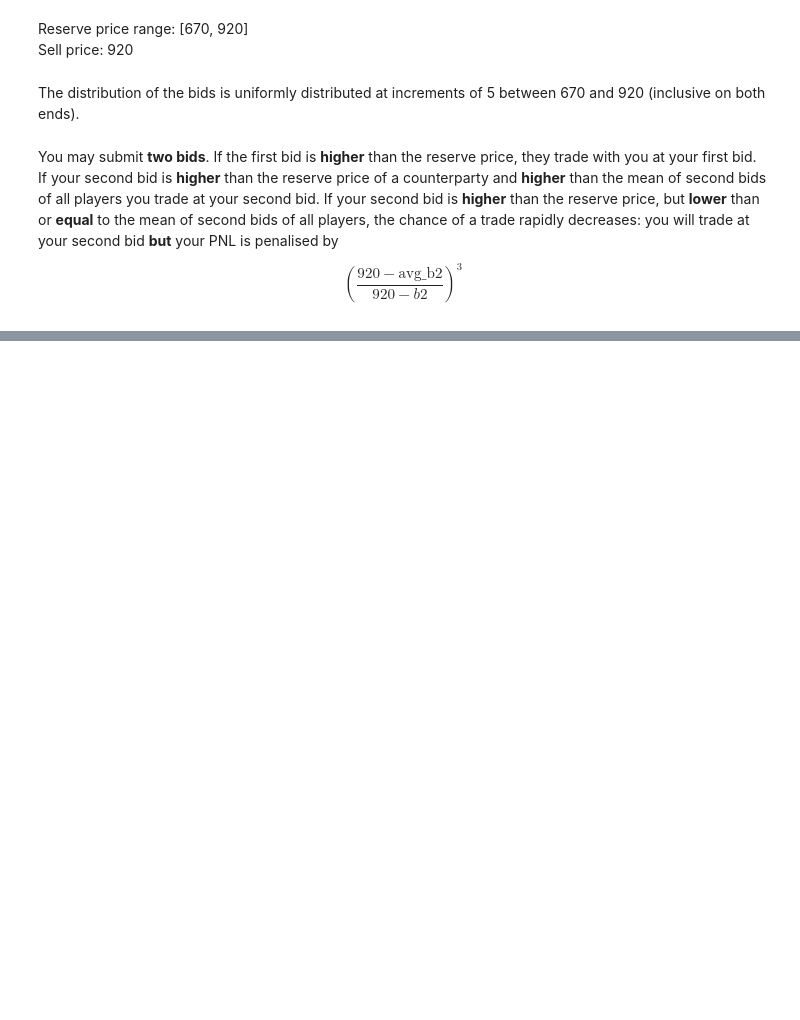
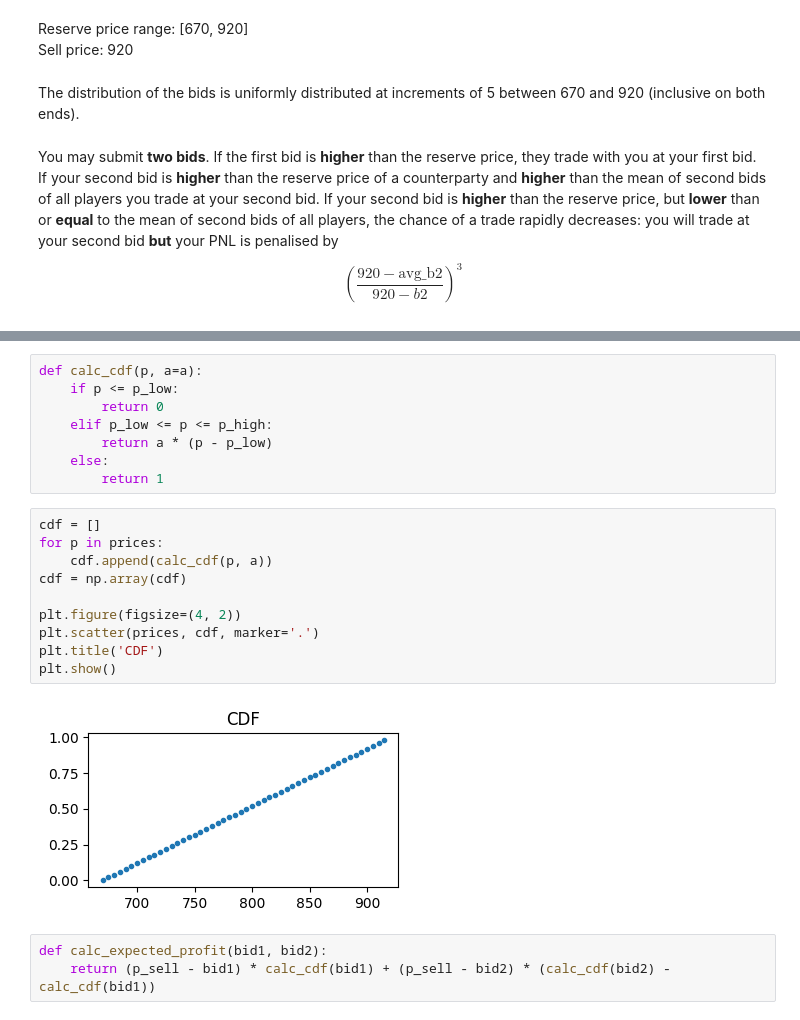
Before and after one commit to aemilani/imc-prosperity-4, a Jupyter notebook: notebooks/manual_3.ipynb, the cells around one changed output, grey strips where cells are left out. Saved outputs shown, nothing was run; the diff lists cells and outputs as text; blank space fills up the shorter version.

```diff
--- a/notebooks/manual_3.ipynb
+++ b/notebooks/manual_3.ipynb
@@ -15,0 +34,23 @@ $$
+# %%
+def calc_cdf(p, a=a):
+    if p <= p_low:
+        return 0
+    elif p_low <= p <= p_high:
+        return a * (p - p_low)
+    else:
+        return 1
+# %%
+cdf = []
+for p in prices:
+    cdf.append(calc_cdf(p, a))
+cdf = np.array(cdf)
+
+plt.figure(figsize=(4, 2))
+plt.scatter(prices, cdf, marker='.')
+plt.title('CDF')
+plt.show()
+# %% [output]
+[figure, added]
+# %%
+def calc_expected_profit(bid1, bid2):
+    return (p_sell - bid1) * calc_cdf(bid1) + (p_sell - bid2) * (calc_cdf(bid2) - calc_cdf(bid1))
```
Also changed, not shown: parts of 11 cells of this notebook, 4 other files.
